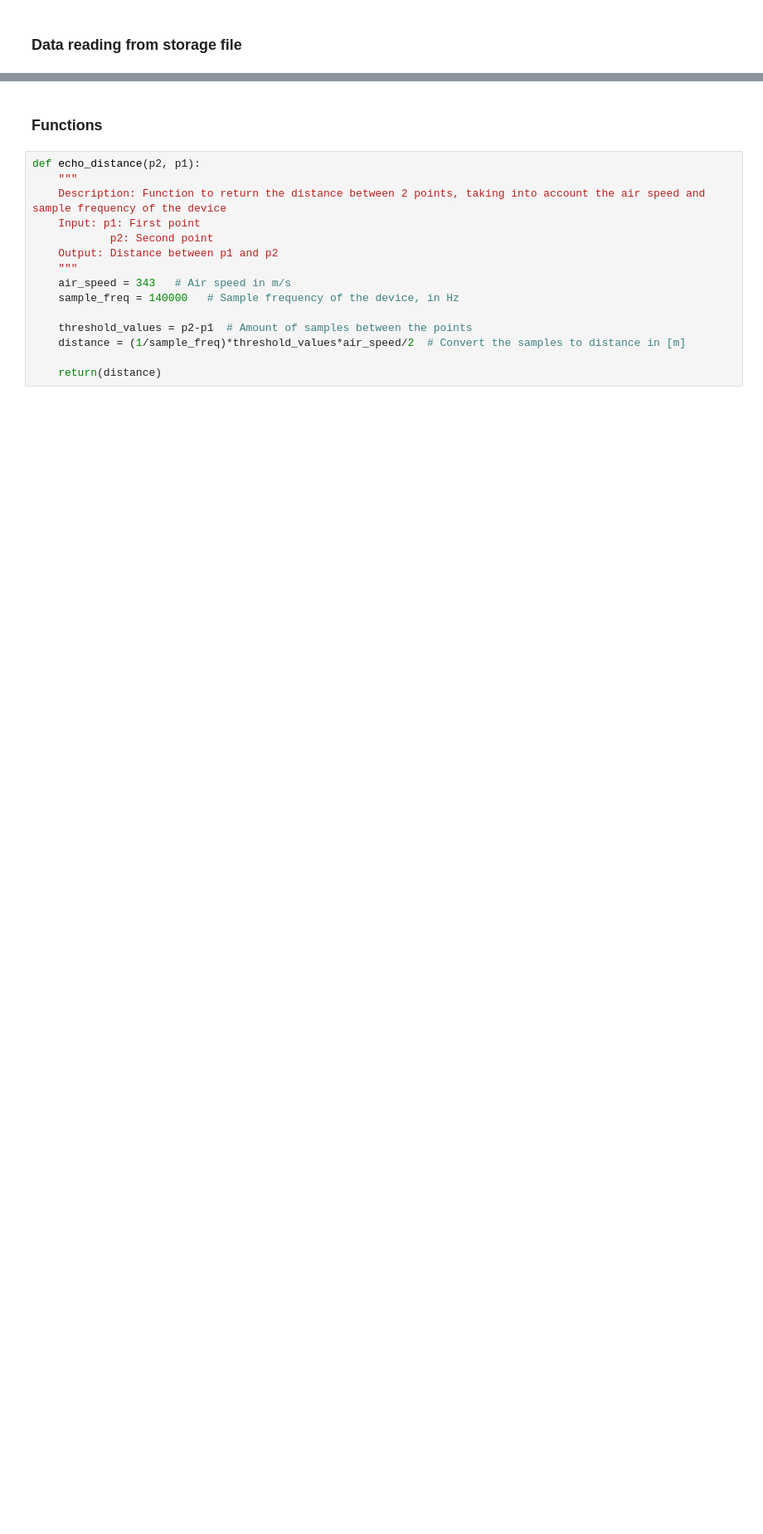
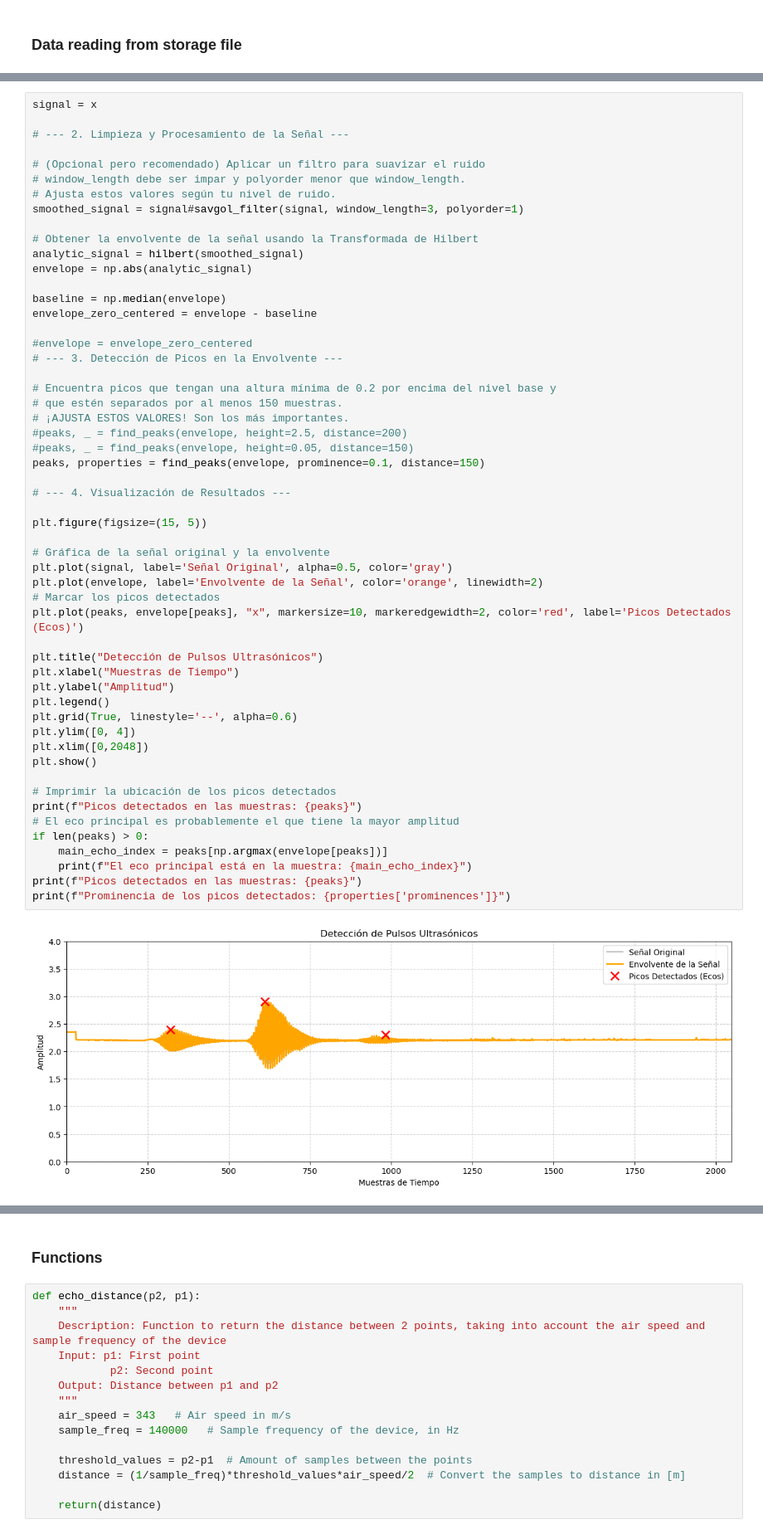
Before and after one commit to Juanpmartinez180/Data-Science-Projects, a Jupyter notebook: ultrasonic_radar/arduino/data_processing.ipynb, the cells around one changed output, grey strips where cells are left out. Shown at 83% size. Saved outputs shown, nothing was run; the diff lists cells and outputs as text; blank space fills up the shorter version.

Commit message:
new approach to find the peaks in the signal

```diff
--- a/ultrasonic_radar/arduino/data_processing.ipynb
+++ b/ultrasonic_radar/arduino/data_processing.ipynb
@@ -46,0 +53,56 @@ plt.show()
+# %%
+signal = x
+
+# --- 2. Limpieza y Procesamiento de la Señal ---
+
+# (Opcional pero recomendado) Aplicar un filtro para suavizar el ruido
+# window_length debe ser impar y polyorder menor que window_length.
+# Ajusta estos valores según tu nivel de ruido.
+smoothed_signal = signal#savgol_filter(signal, window_length=3, polyorder=1)
+
+# Obtener la envolvente de la señal usando la Transformada de Hilbert
+analytic_signal = hilbert(smoothed_signal)
+envelope = np.abs(analytic_signal)
+
+baseline = np.median(envelope)
+envelope_zero_centered = envelope - baseline
+
+#envelope = envelope_zero_centered
+# --- 3. Detección de Picos en la Envolvente ---
+
+# Encuentra picos que tengan una altura mínima de 0.2 por encima del nivel base y
+# que estén separados por al menos 150 muestras.
+# ¡AJUSTA ESTOS VALORES! Son los más importantes.
+#peaks, _ = find_peaks(envelope, height=2.5, distance=200)
+#peaks, _ = find_peaks(envelope, height=0.05, distance=150)
+peaks, properties = find_peaks(envelope, prominence=0.1, distance=150)
+
+# --- 4. Visualización de Resultados ---
+
+plt.figure(figsize=(15, 5))
+
+# Gráfica de la señal original y la envolvente
+plt.plot(signal, label='Señal Original', alpha=0.5, color='gray')
+plt.plot(envelope, label='Envolvente de la Señal', color='orange', linewidth=2)
+# Marcar los picos detectados
+plt.plot(peaks, envelope[peaks], "x", markersize=10, markeredgewidth=2, color='red', label='Picos Detectados (Ecos)')
+
+plt.title("Detección de Pulsos Ultrasónicos")
+plt.xlabel("Muestras de Tiempo")
+plt.ylabel("Amplitud")
+plt.legend()
+plt.grid(True, linestyle='--', alpha=0.6)
+plt.ylim([0, 4])
+plt.xlim([0,2048])
+plt.show()
+
+# Imprimir la ubicación de los picos detectados
+print(f"Picos detectados en las muestras: {peaks}")
+# El eco principal es probablemente el que tiene la mayor amplitud
+if len(peaks) > 0:
+    main_echo_index = peaks[np.argmax(envelope[peaks])]
+    print(f"El eco principal está en la muestra: {main_echo_index}")
+print(f"Picos detectados en las muestras: {peaks}")
+print(f"Prominencia de los picos detectados: {properties['prominences']}")
+# %% [output]
+[figure, added]
```
Also changed, not shown: parts of 4 cells of this notebook, 1 other file.
